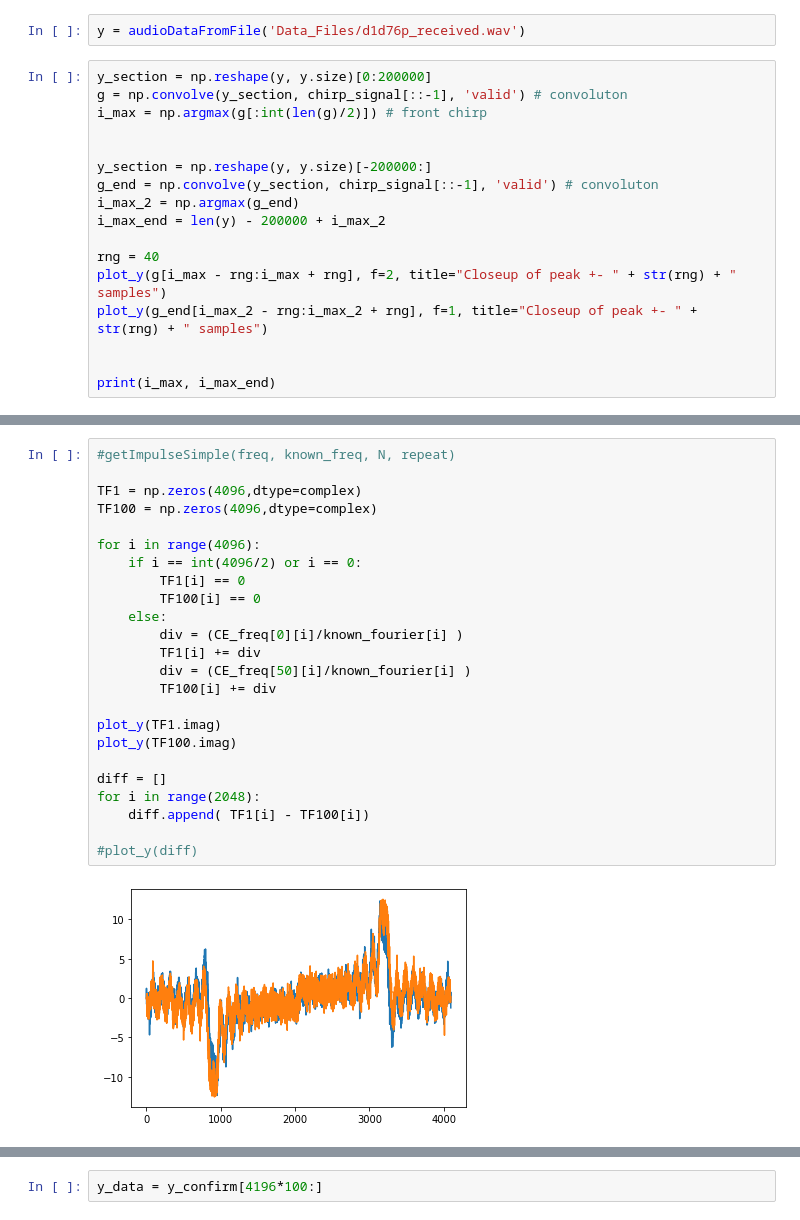
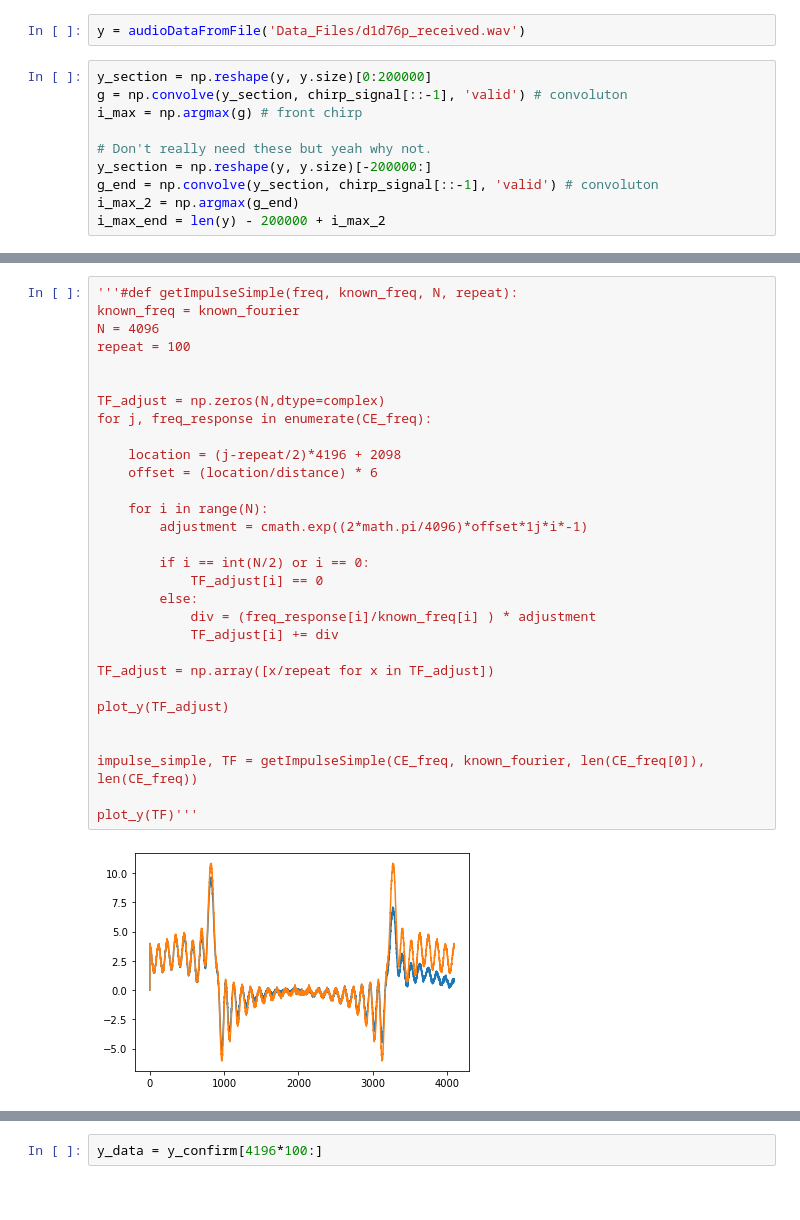
Before and after one commit to kaijunge/CleanNoise_GF3, a Jupyter notebook: Week 2 Challenge - 4.ipynb, the cells around one changed output, grey strips where cells are left out. Saved outputs shown, nothing was run; the diff lists cells and outputs as text.

```diff
--- a/Week 2 Challenge - 4.ipynb
+++ b/Week 2 Challenge - 4.ipynb
@@ -64,17 +64,10 @@ y = audioDataFromFile('Data_Files/d1d76p_received.wav')
 # %%
 y_section = np.reshape(y, y.size)[0:200000]
 g = np.convolve(y_section, chirp_signal[::-1], 'valid') # convoluton
-i_max = np.argmax(g[:int(len(g)/2)]) # front chirp
+i_max = np.argmax(g) # front chirp
 
-
+# Don't really need these but yeah why not.
 y_section = np.reshape(y, y.size)[-200000:]
 g_end = np.convolve(y_section, chirp_signal[::-1], 'valid') # convoluton
 i_max_2 = np.argmax(g_end)
 i_max_end = len(y) - 200000 + i_max_2
-
-rng = 40
-plot_y(g[i_max - rng:i_max + rng], f=2, title="Closeup of peak +- " + str(rng) + " samples")
-plot_y(g_end[i_max_2 - rng:i_max_2 + rng], f=1, title="Closeup of peak +- " + str(rng) + " samples")
-
-
-print(i_max, i_max_end)
@@ -136,26 +117,32 @@ plot_y(impulse_simple)
-# %%
-#getImpulseSimple(freq, known_freq, N, repeat)
-
-TF1 = np.zeros(4096,dtype=complex)
-TF100 = np.zeros(4096,dtype=complex)
-
-for i in range(4096):
-    if i == int(4096/2) or i == 0:
-        TF1[i] == 0
-        TF100[i] == 0
-    else:
-        div = (CE_freq[0][i]/known_fourier[i] )
-        TF1[i] += div
-        div = (CE_freq[50][i]/known_fourier[i] )
-        TF100[i] += div
-
-plot_y(TF1.imag)
-plot_y(TF100.imag)
-
-diff = []
-for i in range(2048):
-    diff.append( TF1[i] - TF100[i])
-
-#plot_y(diff)
-# %% [output]
-[figure, removed]
+# %%
+'''#def getImpulseSimple(freq, known_freq, N, repeat):
+known_freq = known_fourier
+N = 4096
+repeat = 100
+
+
+TF_adjust = np.zeros(N,dtype=complex)
+for j, freq_response in enumerate(CE_freq):
+
+    location = (j-repeat/2)*4196 + 2098
+    offset = (location/distance) * 6
+
+    for i in range(N):
+        adjustment = cmath.exp((2*math.pi/4096)*offset*1j*i*-1)
+
+        if i == int(N/2) or i == 0:
+            TF_adjust[i] == 0
+        else:
+            div = (freq_response[i]/known_freq[i] ) * adjustment
+            TF_adjust[i] += div
+
+TF_adjust = np.array([x/repeat for x in TF_adjust])
+
+plot_y(TF_adjust)
+
+
+impulse_simple, TF = getImpulseSimple(CE_freq, known_fourier, len(CE_freq[0]), len(CE_freq))
+
+plot_y(TF)'''
+# %% [output]
+[figure, added]
```
Also changed, not shown: parts of 13 cells of this notebook, 8 other files.
